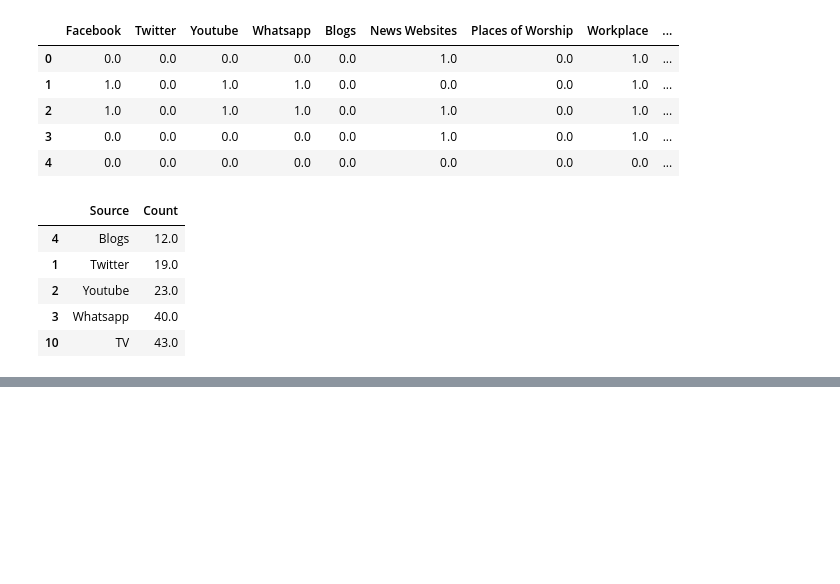
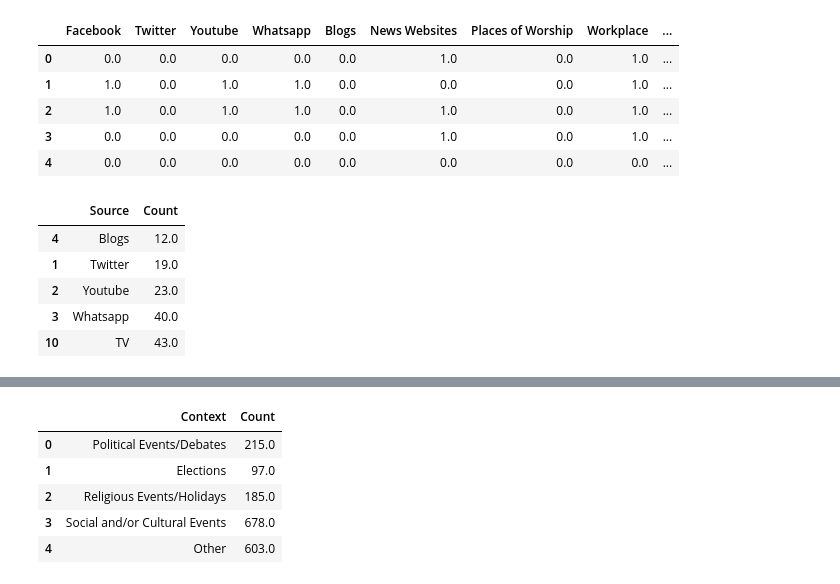
Before and after one commit to ishaterdal/PeaceTech-Lab-CAR-Lexicon, a Jupyter notebook: Ethiopia_Lexicon.ipynb, the cells around one changed output, grey strips where cells are left out. Saved outputs shown, nothing was run; the diff lists cells and outputs as text; code cells hidden in the pictures; blank space fills up the shorter version.

```diff
--- a/Ethiopia_Lexicon.ipynb
+++ b/Ethiopia_Lexicon.ipynb
@@ -392,0 +466,3 @@ fig5.show()
+# %%
+g_all = g1.append([g2,g3])
+g_all.count()
@@ -392,0 +477,11 @@ fig5.show()
+# %%
+g_source = g_all.sum().rename_axis('Context').reset_index(name='Count')
+# %%
+g_source
+# %% [output]
+|  | Context | Count |
+| 0 | Political Events/Debates | 215.0 |
+| 1 | Elections | 97.0 |
+| 2 | Religious Events/Holidays | 185.0 |
+| 3 | Social and/or Cultural Events | 678.0 |
+| 4 | Other | 603.0 |
```
Also changed, not shown: parts of 33 cells of this notebook.
